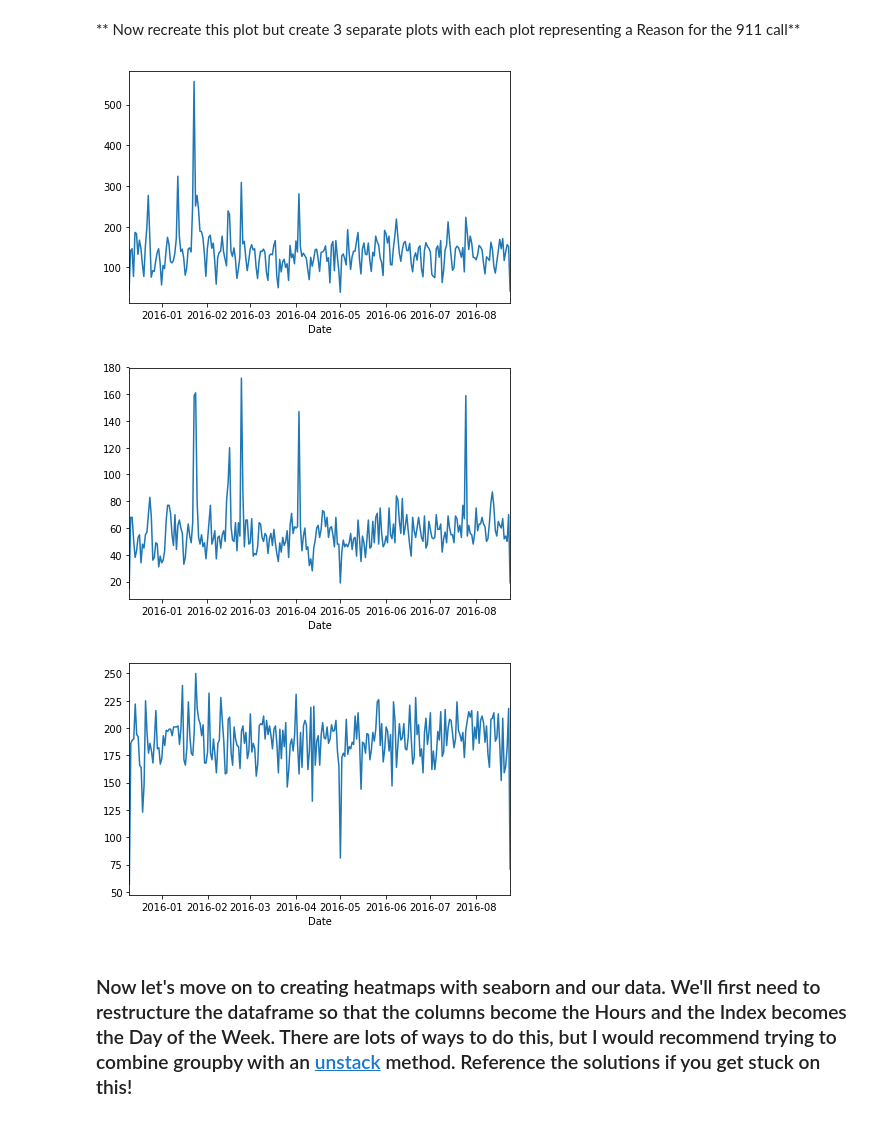
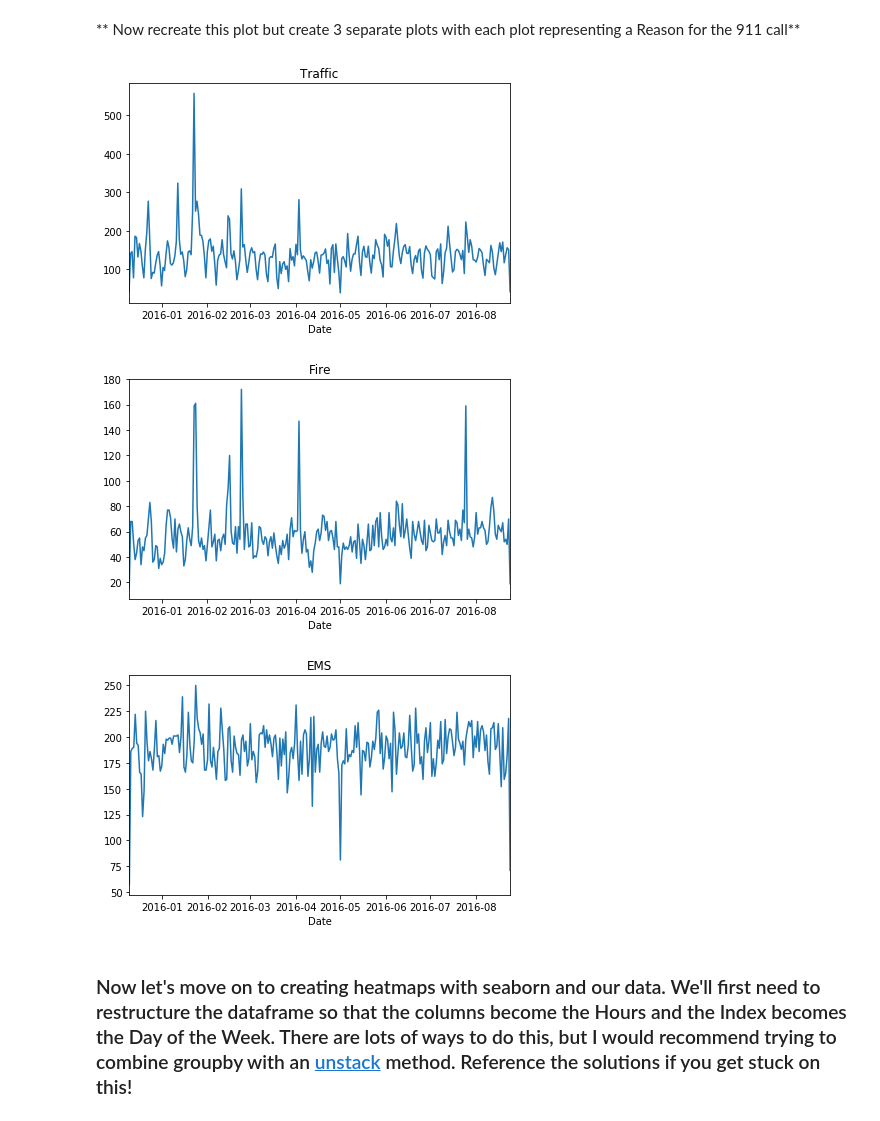
Before and after one commit to EverybodylovesRaymondk/CodeStudies, a Jupyter notebook: Python/Python for Data Science and Machine Learning Bootcamp/Course work/Section 13 Data Capstone Project/911 Calls/01-911 Calls Data Capstone Project.ipynb, the cells around one changed output. Saved outputs shown, nothing was run; the diff lists cells and outputs as text; code cells hidden in the pictures.

```diff
--- a/Python/Python for Data Science and Machine Learning Bootcamp/Course work/Section 13 Data Capstone Project/911 Calls/01-911 Calls Data Capstone Project.ipynb
+++ b/Python/Python for Data Science and Machine Learning Bootcamp/Course work/Section 13 Data Capstone Project/911 Calls/01-911 Calls Data Capstone Project.ipynb
@@ -236,18 +236,21 @@ plt.tight_layout()
 ** Now recreate this plot but create 3 separate plots with each plot representing a Reason for the 911 call**
 # %%
 df[df['Reason']=='Traffic'].groupby('Date').count()['twp'].plot()
+plt.title('Traffic')
 plt.tight_layout()
 # %% [output]
-[figure, old version]
+[figure, new version]
 # %%
 df[df['Reason']=='Fire'].groupby('Date').count()['twp'].plot()
+plt.title('Fire')
 plt.tight_layout()
 # %% [output]
-[figure, old version]
+[figure, new version]
 # %%
 df[df['Reason']=='EMS'].groupby('Date').count()['twp'].plot()
+plt.title('EMS')
 plt.tight_layout()
 # %% [output]
-[figure, old version]
+[figure, new version]
 # %% [markdown]
 ### Now let's move on to creating  heatmaps with seaborn and our data. We'll first need to restructure the dataframe so that the columns become the Hours and the Index becomes the Day of the Week. There are lots of ways to do this, but I would recommend trying to combine groupby with an [unstack](http://pandas.pydata.org/pandas-docs/stable/generated/pandas.DataFrame.unstack.html) method. Reference the solutions if you get stuck on this!
```
Also changed, not shown: parts of 8 cells of this notebook, 4 other files.
